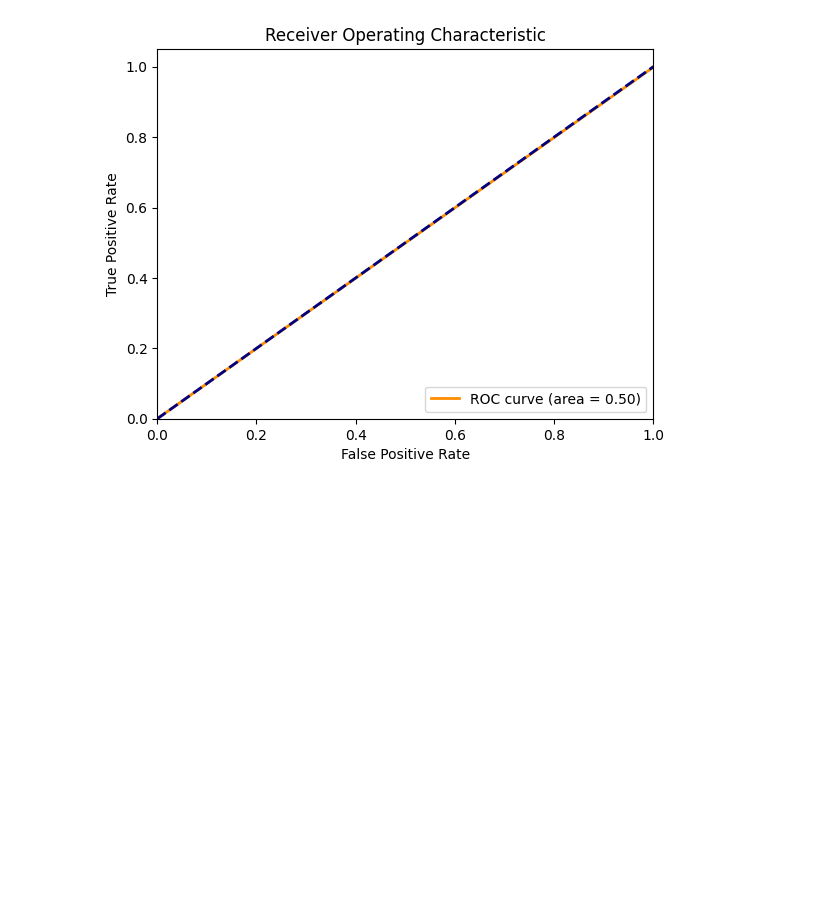
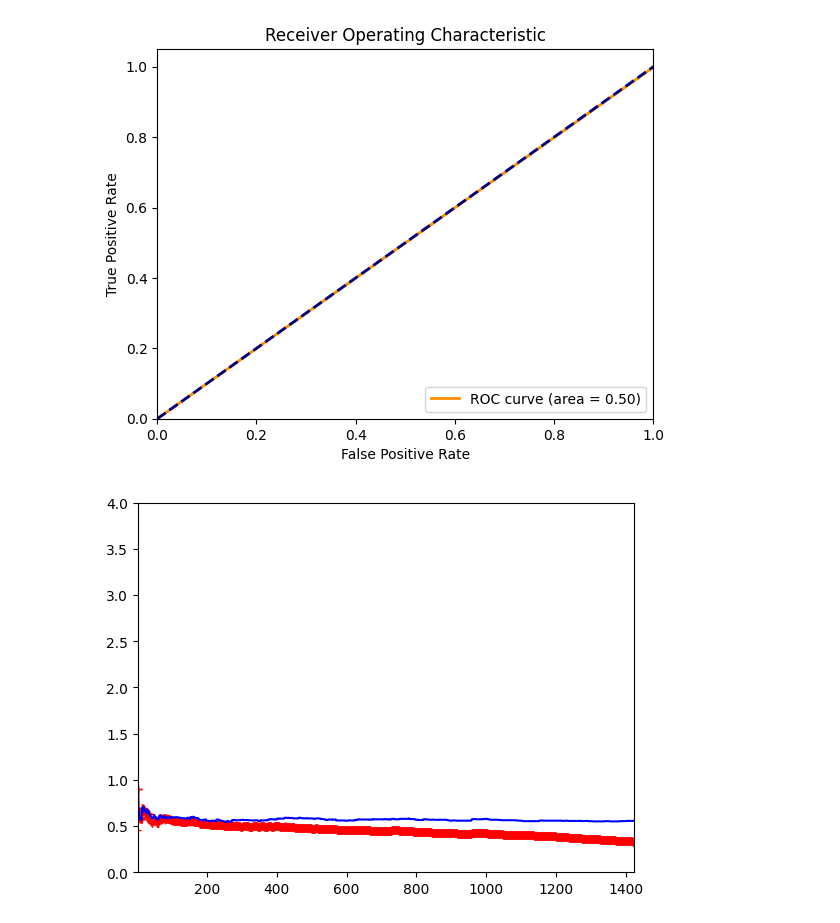
Before and after one commit to Williamarvin/Ceng3300_project, a Jupyter notebook: project.ipynb, the cells around one changed output. Drawn from its saved outputs; the diff is of its cells as text; code cells hidden in the pictures; blank space fills up the shorter version.

```diff
--- a/project.ipynb
+++ b/project.ipynb
@@ -594,4 +583,8 @@ Classification Report:
    macro avg       0.42      0.50      0.46       763
 weighted avg       0.71      0.84      0.77       763
 [figure]
+# %%
+plot_learning_curves(KNeighborsClassifier(n_neighbors=2), x_train, y_train)
+# %% [output]
+[figure, added]
 # %%
```
Also changed, not shown: parts of 22 cells of this notebook.
